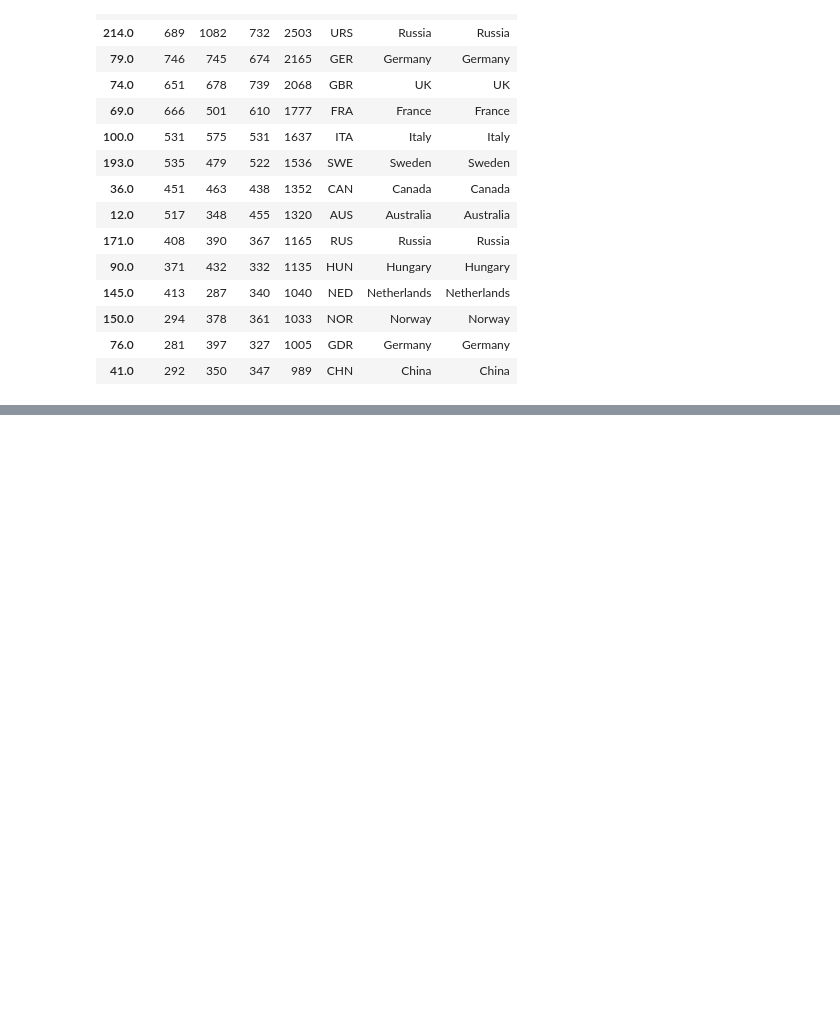
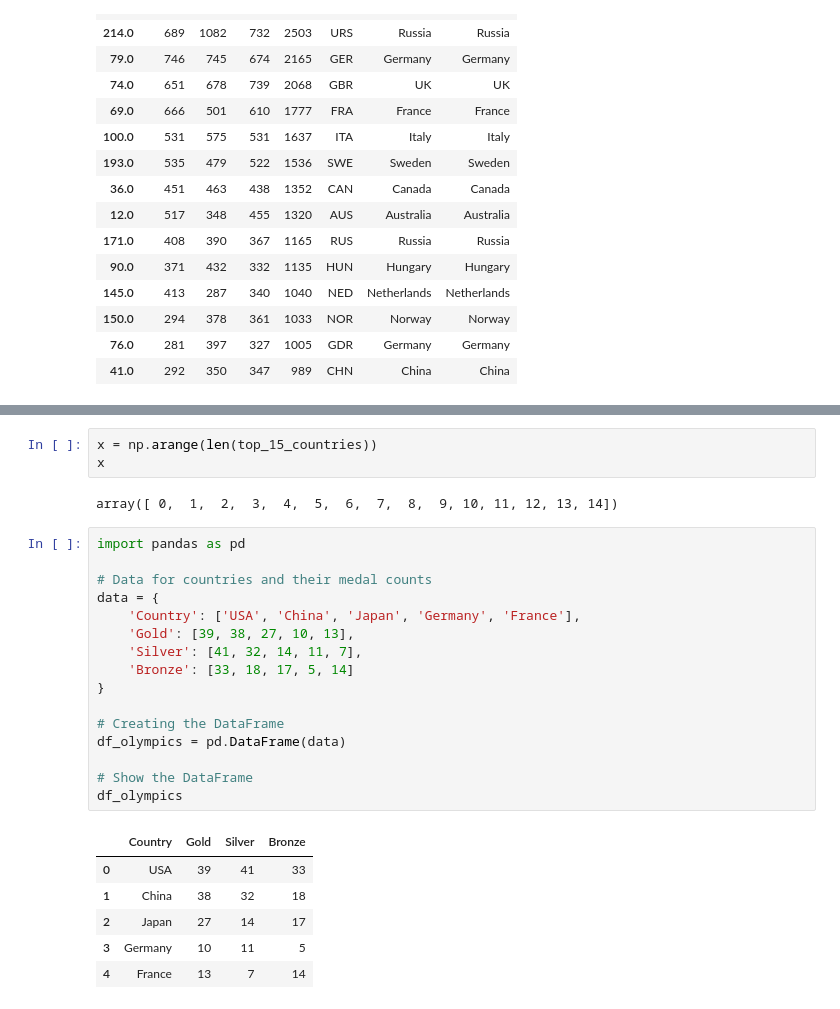
Before and after one commit to Dani-8/120Years-Of-Olympics-Data-Analysis, a Jupyter notebook: Olympic Medal Prediction ML Analysis.ipynb, the cells around one changed output, grey strips where cells are left out. Saved outputs shown, nothing was run; the diff lists cells and outputs as text; blank space fills up the shorter version.

```diff
--- a/Olympic Medal Prediction ML Analysis.ipynb
+++ b/Olympic Medal Prediction ML Analysis.ipynb
@@ -287,0 +291,28 @@ fig, axes = plt.subplot(1,2, figsize=(16,12))
+# %%
+x = np.arange(len(top_15_countries))
+x
+# %% [output]
+array([ 0,  1,  2,  3,  4,  5,  6,  7,  8,  9, 10, 11, 12, 13, 14])
+# %%
+import pandas as pd
+
+# Data for countries and their medal counts
+data = {
+    'Country': ['USA', 'China', 'Japan', 'Germany', 'France'],
+    'Gold': [39, 38, 27, 10, 13],
+    'Silver': [41, 32, 14, 11, 7],
+    'Bronze': [33, 18, 17, 5, 14]
+}
+
+# Creating the DataFrame
+df_olympics = pd.DataFrame(data)
+
+# Show the DataFrame
+df_olympics
+# %% [output]
+|  | Country | Gold | Silver | Bronze |
+| 0 | USA | 39 | 41 | 33 |
+| 1 | China | 38 | 32 | 18 |
+| 2 | Japan | 27 | 14 | 17 |
+| 3 | Germany | 10 | 11 | 5 |
+| 4 | France | 13 | 7 | 14 |
```
Also changed, not shown: parts of 2 cells of this notebook.
